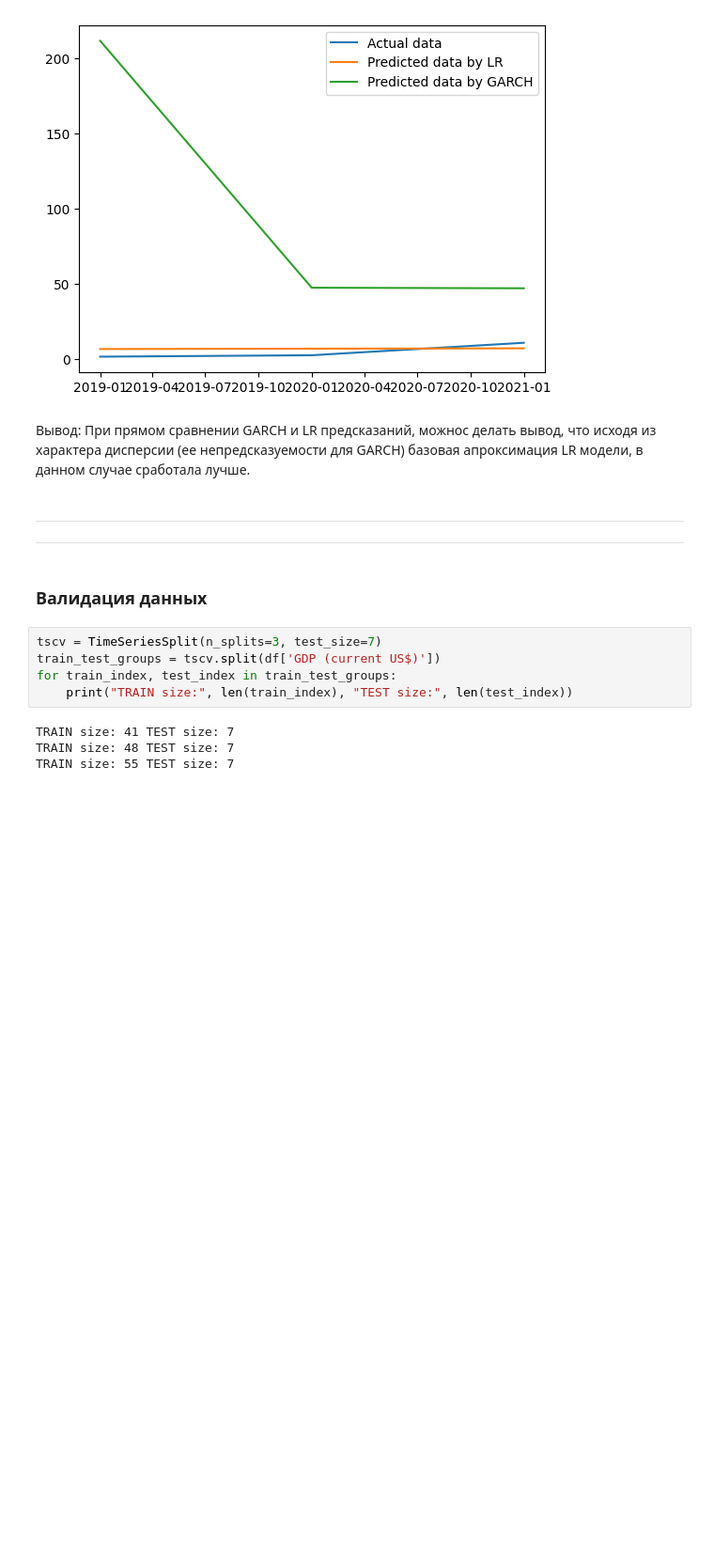
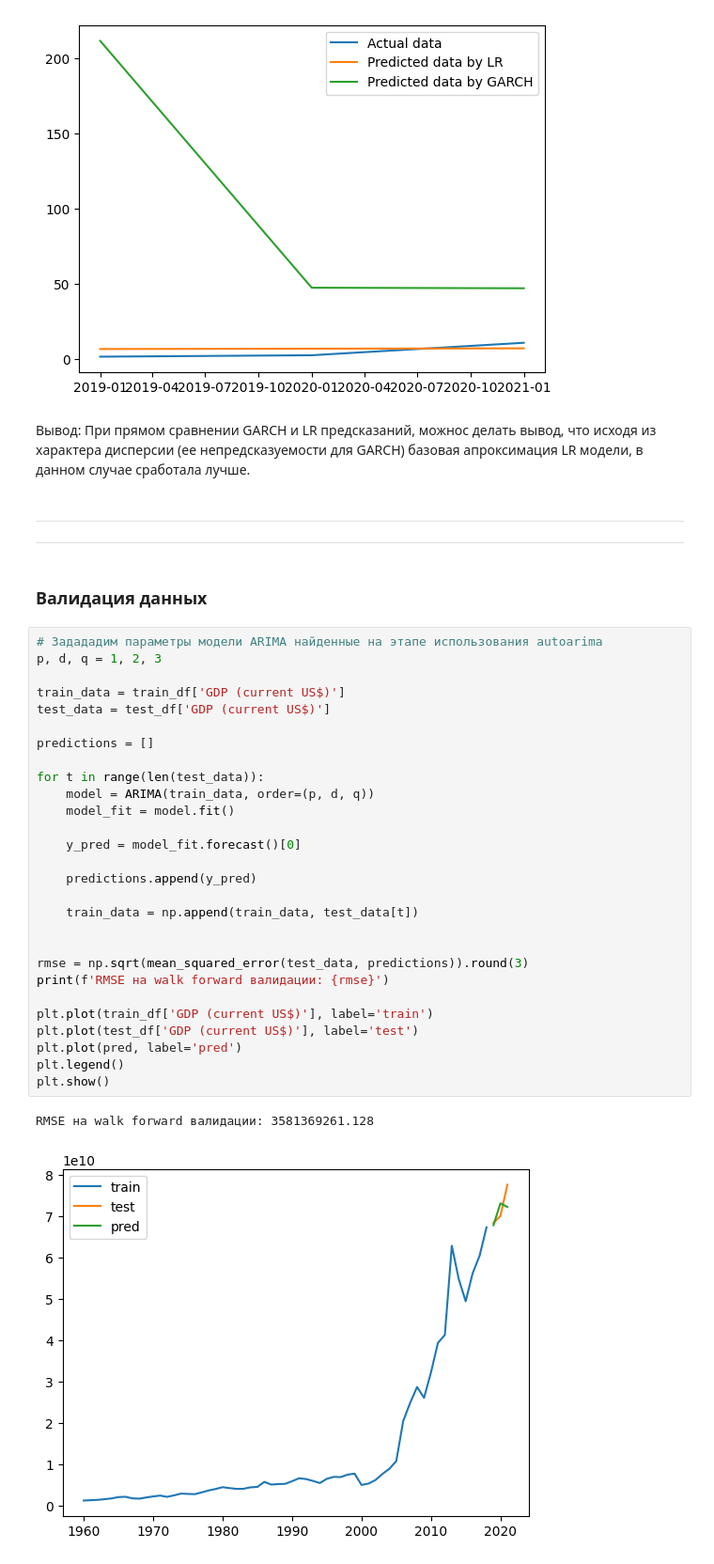
Before and after one commit to hotdonkey/data_science, a Jupyter notebook: Project_7/Project_7.ipynb, the cells around one changed output. Shown at 94% size. Drawn from its saved outputs; the diff is of its cells as text; blank space fills up the shorter version.

```diff
--- a/Project_7/Project_7.ipynb
+++ b/Project_7/Project_7.ipynb
@@ -569,12 +569,34 @@ plt.show()
 ---
 # %% [markdown]
 ### Валидация данных
-# %%
-tscv = TimeSeriesSplit(n_splits=3, test_size=7)
-train_test_groups = tscv.split(df['GDP (current US$)'])
-for train_index, test_index in train_test_groups:
-    print("TRAIN size:", len(train_index), "TEST size:", len(test_index))
-# %% [output]
-TRAIN size: 41 TEST size: 7
-TRAIN size: 48 TEST size: 7
-TRAIN size: 55 TEST size: 7
+# %%
+# Задададим параметры модели ARIMA найденные на этапе использования autoarima
+p, d, q = 1, 2, 3
+
+train_data = train_df['GDP (current US$)']
+test_data = test_df['GDP (current US$)']
+
+predictions = []
+
+for t in range(len(test_data)):
+    model = ARIMA(train_data, order=(p, d, q))
+    model_fit = model.fit()
+
+    y_pred = model_fit.forecast()[0]
+
+    predictions.append(y_pred)
+
+    train_data = np.append(train_data, test_data[t])
+
+
+rmse = np.sqrt(mean_squared_error(test_data, predictions)).round(3)
+print(f'RMSE на walk forward валидации: {rmse}')
+
+plt.plot(train_df['GDP (current US$)'], label='train')
+plt.plot(test_df['GDP (current US$)'], label='test')
+plt.plot(pred, label='pred')
+plt.legend()
+plt.show()
+# %% [output]
+RMSE на walk forward валидации: 3581369261.128
+[figure, added]
```
Also changed, not shown: parts of 5 cells of this notebook, 2 other files.
